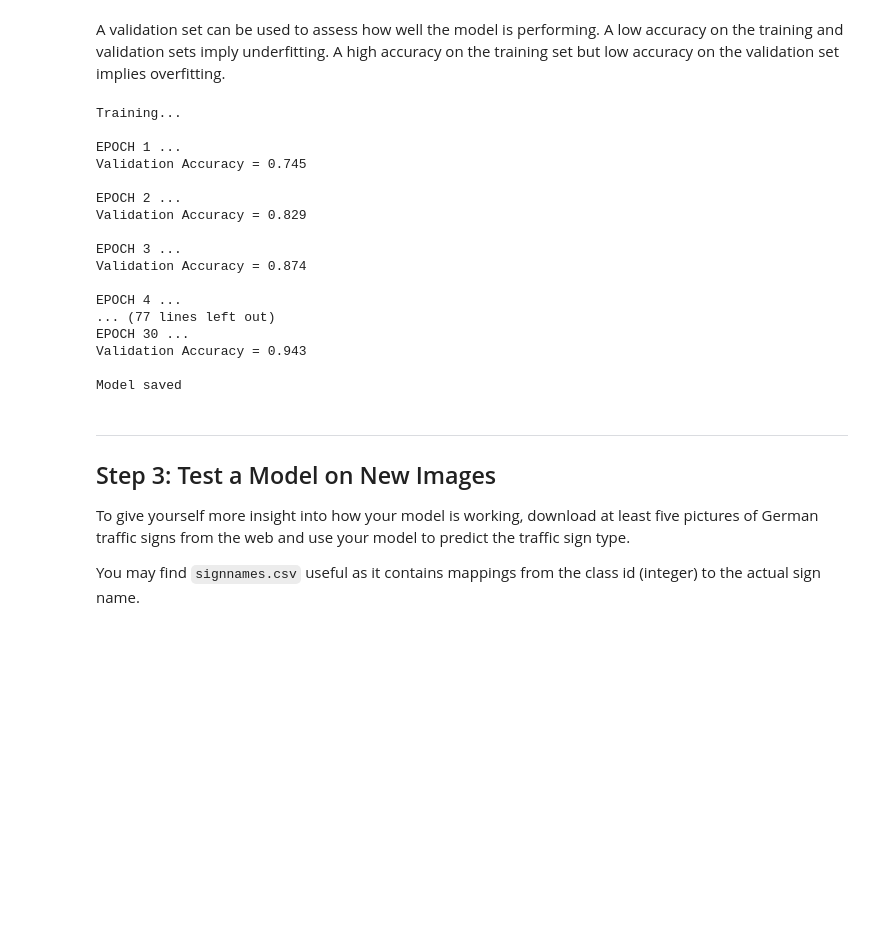
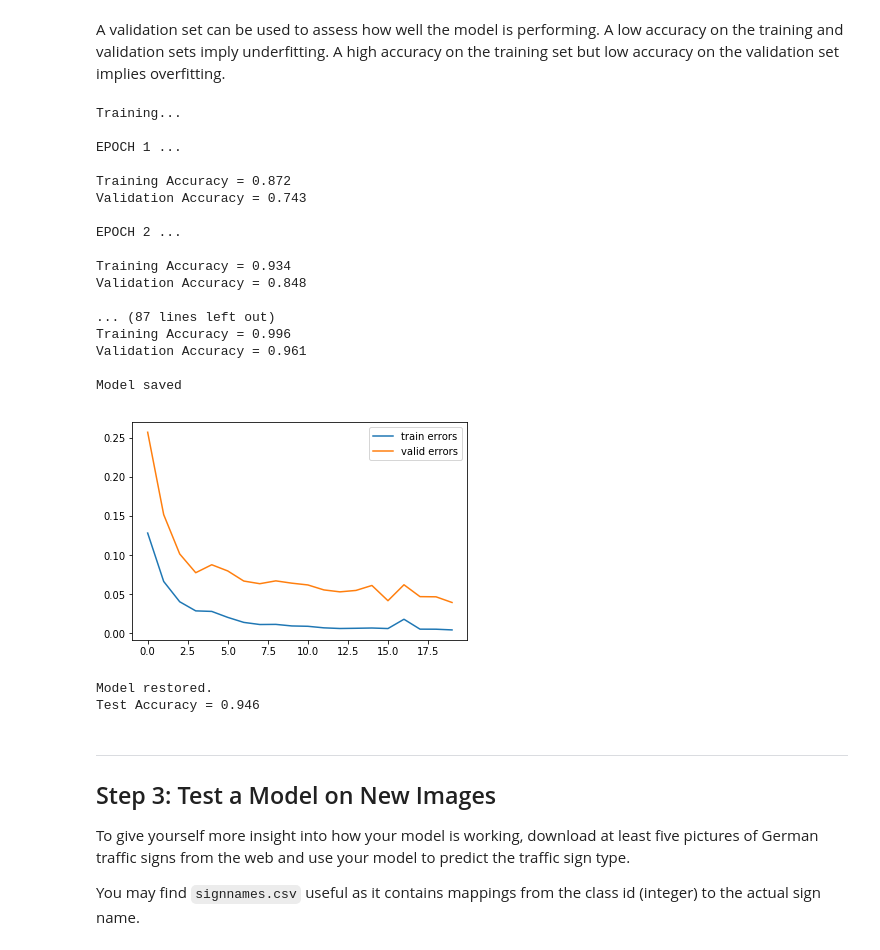
Before and after one commit to trimcao/sdcnd-p2-traffic-signs-classifier, a Jupyter notebook: Traffic_Sign_Classifier.ipynb, the cells around one changed output. Cells and saved outputs as stored; diff of their text form; code cells hidden in the pictures; blank space fills up the shorter version.

Commit message:
tested with Dropout. Test accuracy ~0.946.

```diff
--- a/Traffic_Sign_Classifier.ipynb
+++ b/Traffic_Sign_Classifier.ipynb
@@ -226,6 +231,9 @@ EPOCHS = 30
 BATCH_SIZE = 128
 # %%
 from tensorflow.contrib.layers import flatten
+
+# TODO: apply two dropout parameters: one for the conv layers, and one for fully-connected layers.
+
 
 def LeNet(x):
     # Arguments used for tf.truncated_normal, randomly defines variables for the weights and biases for each layer
@@ -233,6 +241,7 @@ def LeNet(x):
     sigma = 0.1
     padding = 'VALID'
     strides = [1,1,1,1]
+
     # initialize weight and bias for layer 1
     F_W1 = tf.Variable(tf.truncated_normal(shape=[5,5,3,6], mean=mu, stddev=sigma))
     F_b1 = tf.Variable(tf.zeros(6))
@@ -240,6 +249,7 @@ def LeNet(x):
     conv1 = tf.nn.conv2d(x, F_W1, strides, padding) + F_b1
     # TODO: Activation.
     conv1 = tf.nn.relu(conv1)
+    conv1 = tf.nn.dropout(conv1, keep_prob_conv)
     # TODO: Pooling. Input = 28x28x6. Output = 14x14x6.
     pool1 = tf.nn.max_pool(conv1, [1,2,2,1], [1,2,2,1], padding)
     # TODO: Layer 2: Convolutional. Output = 10x10x16.
@@ -248,6 +258,7 @@ def LeNet(x):
     conv2 = tf.nn.conv2d(pool1, F_W2, strides, padding)
     # TODO: Activation.
     conv2 = tf.nn.relu(conv2)
+    conv2 = tf.nn.dropout(conv2, keep_prob_conv)
     # TODO: Pooling. Input = 10x10x16. Output = 5x5x16.
     pool2 = tf.nn.max_pool(conv2, [1,2,2,1], [1,2,2,1], padding)
     # TODO: Flatten. Input = 5x5x16. Output = 400.
@@ -258,12 +269,14 @@ def LeNet(x):
     out3 = tf.add(tf.matmul(flat, W3), b3)
     # TODO: Activation.
     out3 = tf.nn.relu(out3)
+    out3 = tf.nn.dropout(out3, keep_prob)
     # TODO: Layer 4: Fully Connected. Input = 120. Output = 84.
     W4 = tf.Variable(tf.truncated_normal(shape=[120, 84], mean=mu, stddev=sigma))
     b4 = tf.Variable(tf.zeros(84))
     out4 = tf.add(tf.matmul(out3, W4), b4)
     # TODO: Activation.
     out4 = tf.nn.relu(out4)
+    out4 = tf.nn.dropout(out4, keep_prob)
     # TODO: Layer 5: Fully Connected. Input = 84. Output = 43.
     W5 = tf.Variable(tf.truncated_normal(shape=[84, 43], mean=mu, stddev=sigma))
     b5 = tf.Variable(tf.zeros(43))
@@ -272,6 +285,8 @@ def LeNet(x):
 # %%
 x = tf.placeholder(tf.float32, (None, 32, 32, 3))
 y = tf.placeholder(tf.int32, (None))
+keep_prob_conv = tf.placeholder(tf.float32)
+keep_prob = tf.placeholder(tf.float32)
 one_hot_y = tf.one_hot(y, 43)
 # %% [markdown]
 ### Train, Validate and Test the Model
@@ -303,7 +318,7 @@ def evaluate(X_data, y_data):
     sess = tf.get_default_session()
     for offset in range(0, num_examples, BATCH_SIZE):
         batch_x, batch_y = X_data[offset:offset+BATCH_SIZE], y_data[offset:offset+BATCH_SIZE]
-        accuracy = sess.run(accuracy_operation, feed_dict={x: batch_x, y: batch_y})
+        accuracy = sess.run(accuracy_operation, feed_dict={x: batch_x, y: batch_y, keep_prob: 1.0, keep_prob_conv: 1.0})
         total_accuracy += (accuracy * len(batch_x))
     return total_accuracy / num_examples
 # %%
@@ -313,22 +328,27 @@ with tf.Session() as sess:
 
     print("Training...")
     print()
+    train_errors = []
+    valid_errors = []
     for i in range(EPOCHS):
         X_train, y_train = shuffle(X_train, y_train)
         for offset in range(0, num_examples, BATCH_SIZE):
             end = offset + BATCH_SIZE
             batch_x, batch_y = X_train[offset:end], y_train[offset:end]
-            sess.run(training_operation, feed_dict={x: batch_x, y: batch_y})
+            sess.run(training_operation, feed_dict={x: batch_x, y: batch_y, keep_prob: 0.5, keep_prob_conv: 0.7})
 
         # TODO: check accuracy of the training set, check if my model underfits or overfits.
         training_accuracy = evaluate(X_train, y_train)
         validation_accuracy = evaluate(X_valid, y_valid)
-        test_accuracy = evaluate(X_test, y_test)
+        train_errors.append(1-training_accuracy)
+        valid_errors.append(1-validation_accuracy)
+        # test_accuracy = evaluate(X_test, y_test)
         print("EPOCH {} ...".format(i+1))
         print()
         print("Training Accuracy = {:.3f}".format(training_accuracy))
         print("Validation Accuracy = {:.3f}".format(validation_accuracy))
-        print("Test Accuracy = {:.3f}".format(test_accuracy))
+        # print("Test Accuracy = {:.3f}".format(test_accuracy))
+        print()
 
     saver.save(sess, './lenet')
     print("Model saved")
@@ -336,20 +356,39 @@ with tf.Session() as sess:
 Training...
 
 EPOCH 1 ...
-Validation Accuracy = 0.745
+
+Training Accuracy = 0.872
+Validation Accuracy = 0.743
 
 EPOCH 2 ...
-Validation Accuracy = 0.829
 
-EPOCH 3 ...
-Validation Accuracy = 0.874
+Training Accuracy = 0.934
+Validation Accuracy = 0.848
 
-EPOCH 4 ...
-... (77 lines left out)
-EPOCH 30 ...
-Validation Accuracy = 0.943
+... (87 lines left out)
+Training Accuracy = 0.996
+Validation Accuracy = 0.961
 
 Model saved
+# %%
+# Plot train errors vs. valid errors
+plt.plot(train_errors, label='train errors')
+plt.plot(valid_errors, label='valid errors')
+plt.legend()
+plt.show()
+# %% [output]
+[figure, added]
+# %%
+# Check accuracy of test set
+with tf.Session() as sess:
+    # Restore variables from disk.
+    saver.restore(sess, "./lenet")
+    print("Model restored.")
+    test_accuracy = evaluate(X_test, y_test)
+    print("Test Accuracy = {:.3f}".format(test_accuracy))
+# %% [output]
+Model restored.
+Test Accuracy = 0.946
 # %% [markdown]
 ---
 
```
Also changed, not shown: parts of 2 cells of this notebook.
